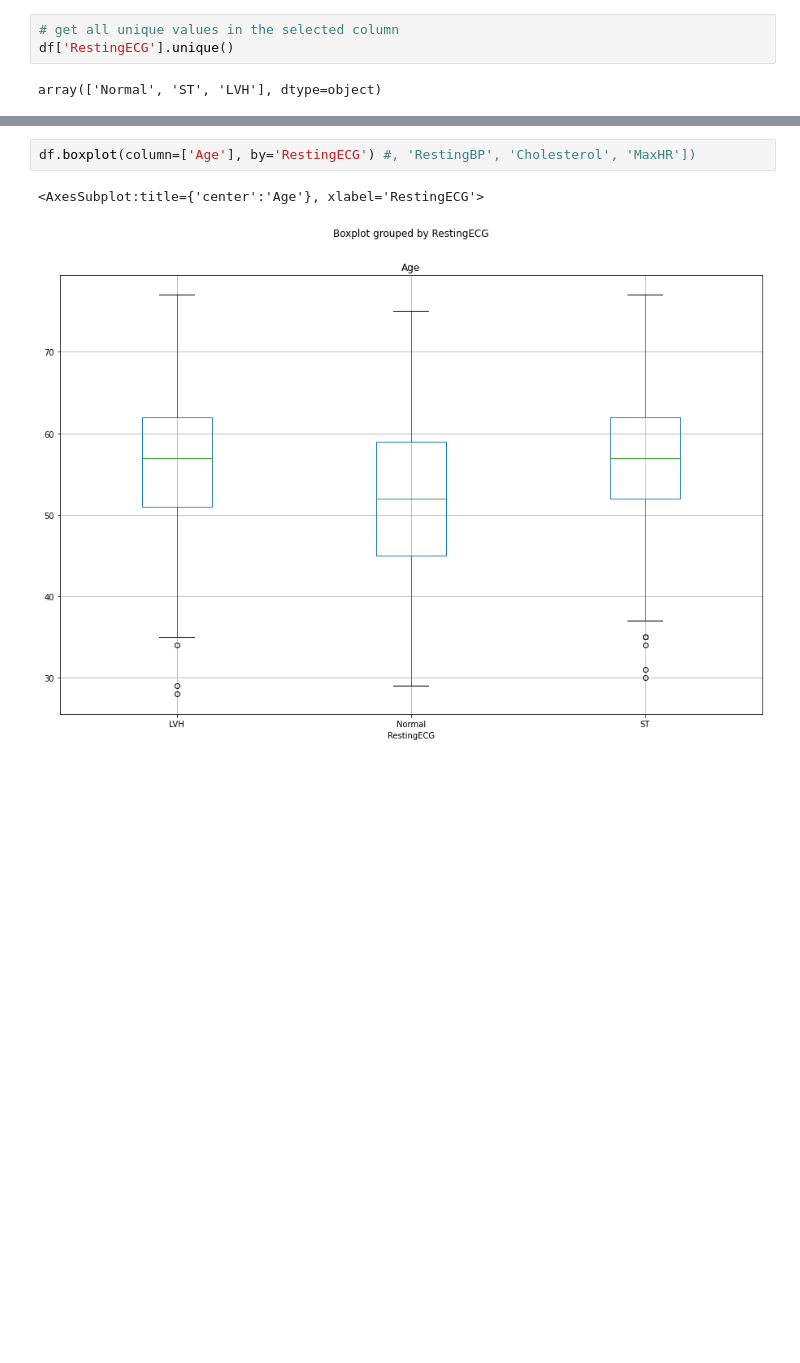
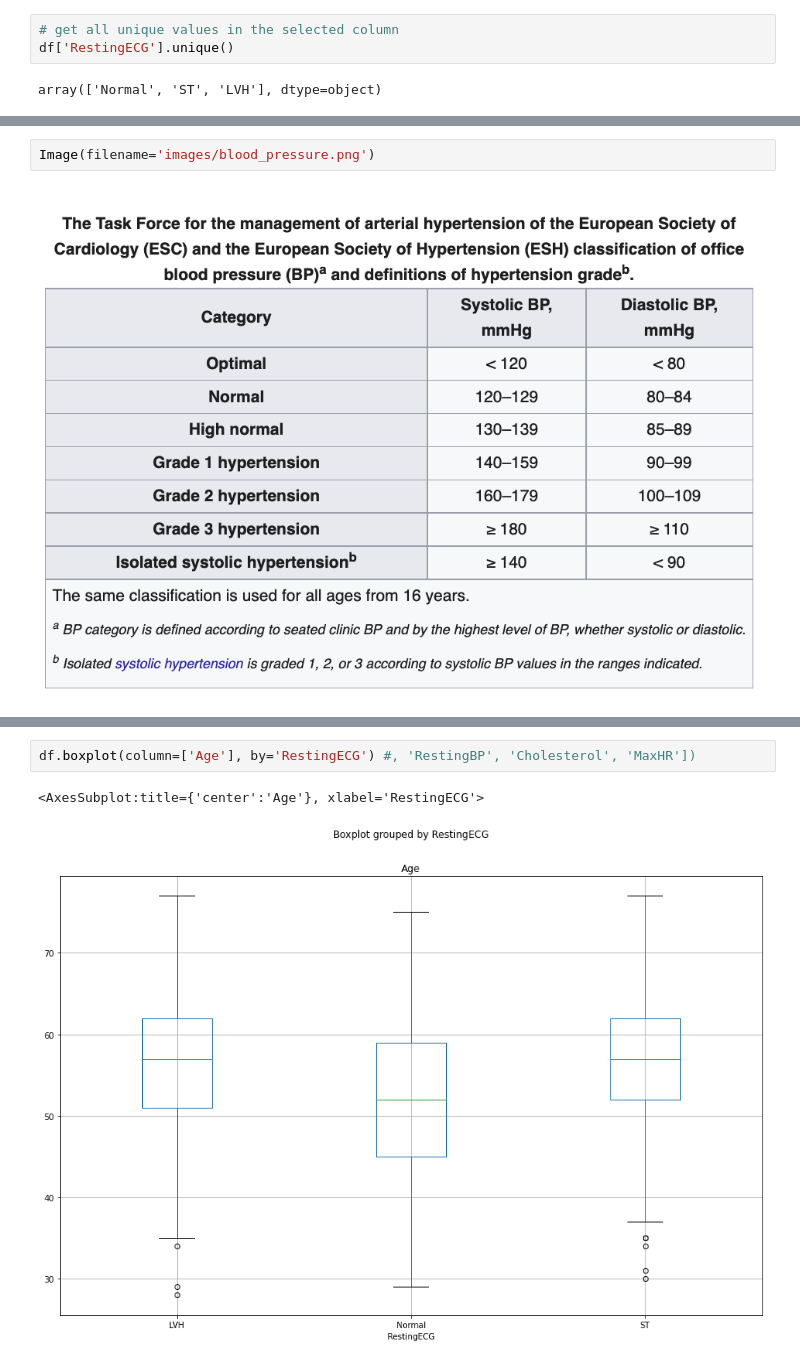
Before and after one commit to dgonzal/rnd_forest_barcamp, a Jupyter notebook: barcamp_heart.ipynb, the cells around one changed output, grey strips where cells are left out. Cells and saved outputs as stored; diff of their text form; blank space fills up the shorter version.

```diff
--- a/barcamp_heart.ipynb
+++ b/barcamp_heart.ipynb
@@ -107,0 +149,4 @@ print(dict(zip(le.classes_, le.transform(le.classes_))))
+# %%
+Image(filename='images/blood_pressure.png')
+# %% [output]
+[figure, added]
```
Also changed, not shown: parts of 41 cells of this notebook.
